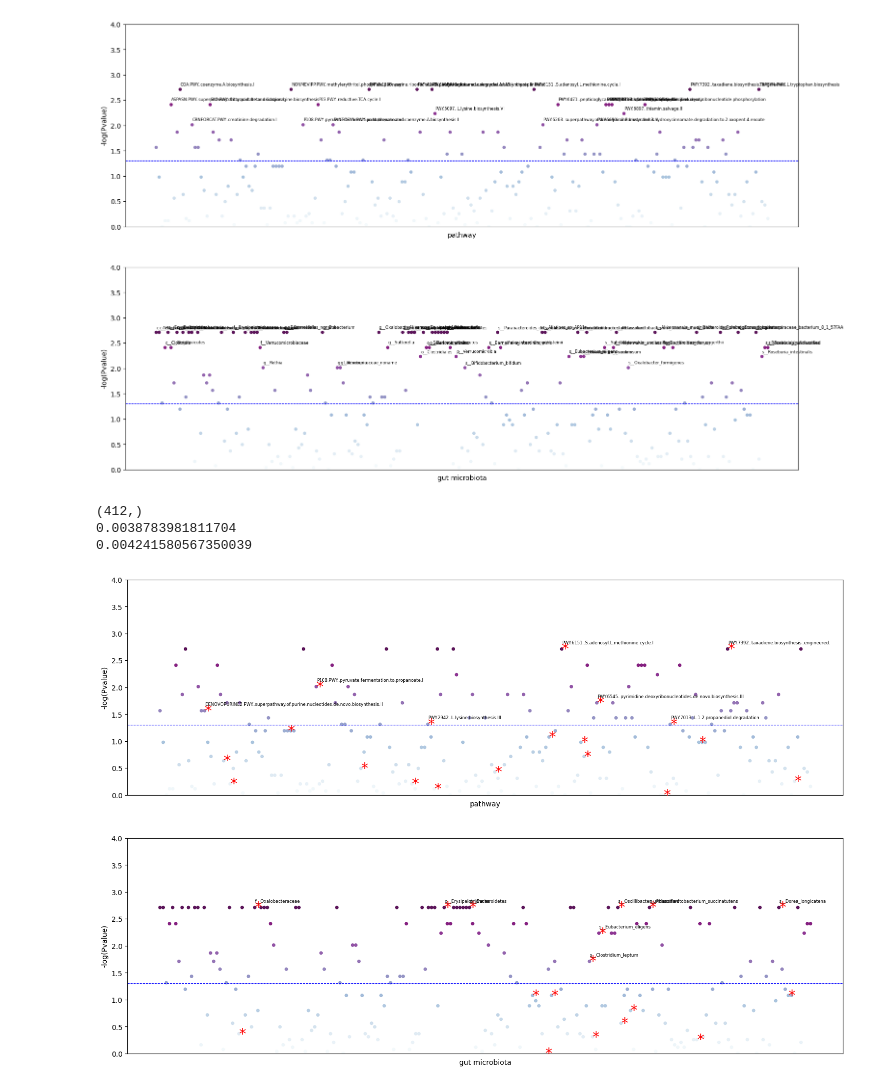
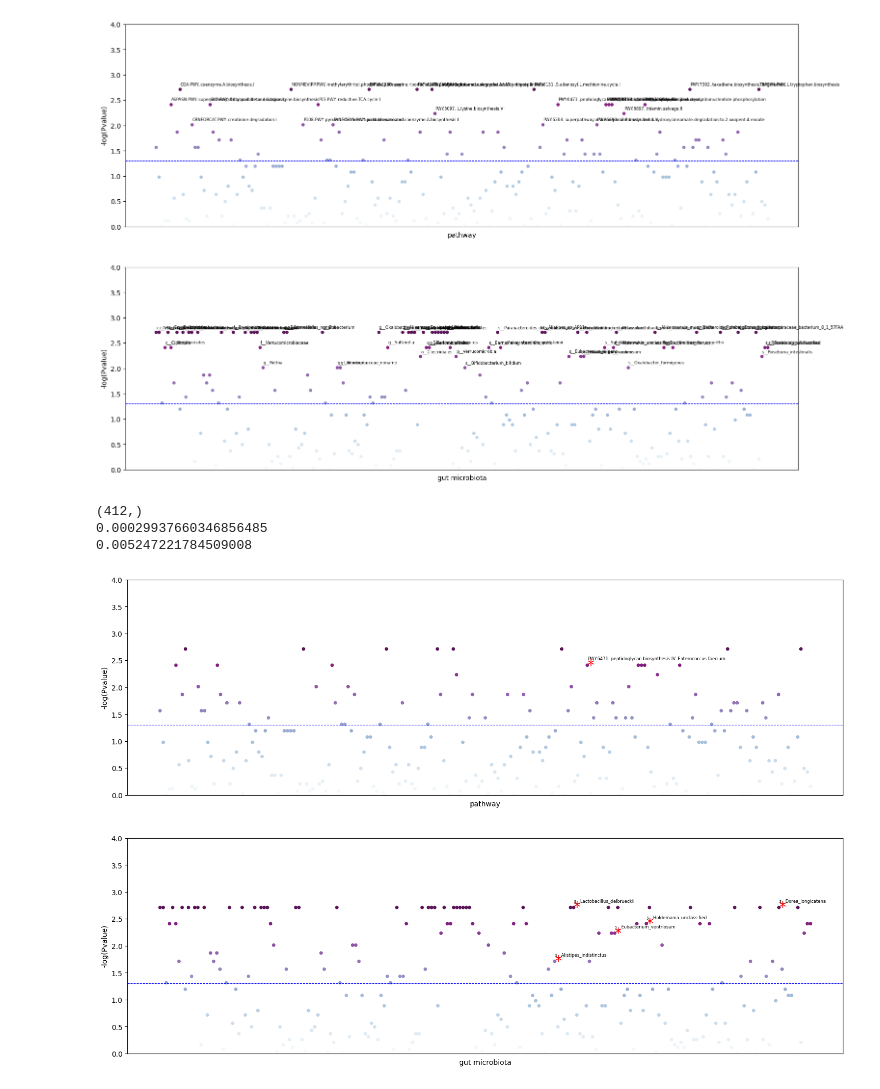
Before and after one commit to Liuzhe30/ukb_anxiety_prs, a Jupyter notebook: case-control/PRS-analysis-DT.ipynb, the cells around one changed output. Cells and saved outputs as stored; diff of their text form; code cells hidden in the pictures.

```diff
--- a/case-control/PRS-analysis-DT.ipynb
+++ b/case-control/PRS-analysis-DT.ipynb
@@ -237,7 +237,7 @@ plt.show()
 [figure]
 # %%
 # annotate DT feature selection results to scatter plot
-sin_array = np.sum(svg_array, axis=0)
+sin_array = np.sum(real_array, axis=0)
 print(sin_array.shape)
 corvs_list = list(sin_array)
 #print(corvs_list)
@@ -250,7 +250,7 @@ x = list(range(446-446, 858-446))
 y = list(pvalue_dict.values())
 labels = list(name_dict.values())
 
-thre = 0.00416
+thre = 0.005
 
 # split data for pathway and gut microbiota
 x_pathway, y_pathway, labels_pathway = x[0:205], y[0:205], labels[0:205]
@@ -265,33 +265,33 @@ plt.axhline(y=1.3, color='b', linestyle='--', linewidth=0.8)
 plt.scatter(x_pathway, y_pathway, alpha=0.9, c=y_pathway, s=15, cmap='BuPu')
 plt.xticks([])
 plt.ylim((0, 4))
 plt.xlabel('pathway')
 plt.ylabel('-log(Pvalue)')
 # annotate
 for i in range(len(x_pathway)):
     if(y_pathway[i] >= 1.3 and corvs_pathway[i] >= thre):
         plt.annotate(labels_pathway[i], xy = (x_pathway[i], y_pathway[i]), xytext = (x_pathway[i]+0.1, y_pathway[i]+0.1), size=6)
     if(corvs_pathway[i] >= thre):
         plt.annotate('*', xy = (x_pathway[i], y_pathway[i]), xytext = (x_pathway[i]-0.08, y_pathway[i]-0.08), size=20,color='r')
 
 # scatter plot for gut microbiota
 plt.subplot(2, 1, 2)
 plt.axhline(y=1.3, color='b', linestyle='--', linewidth=0.8)
 plt.scatter(x_gut, y_gut, alpha=0.9, c=y_gut, s=15, cmap='BuPu')
 plt.xticks([])
 plt.ylim((0, 4))
 plt.xlabel('gut microbiota')
 plt.ylabel('-log(Pvalue)')
 # annotate
 for i in range(len(x_gut)):
     if(y_gut[i] > 1.3 and corvs_gut[i] >= thre):
         plt.annotate(labels_gut[i].split('.')[-1], xy = (x_gut[i], y_gut[i]), xytext = (x_gut[i]+0.1, y_gut[i]+0.1), size=6)
     if(corvs_gut[i] >= thre):
         plt.annotate('*', xy = (x_gut[i], y_gut[i]), xytext = (x_gut[i]-0.08, y_gut[i]-0.08), size=20,color='r')
 
 plt.show()
 # %% [output]
 (412,)
-0.0038783981811704
-0.004241580567350039
+0.00029937660346856485
+0.005247221784509008
-[figure, old version]
+[figure, new version]
```
Also changed, not shown: 3 other files.
